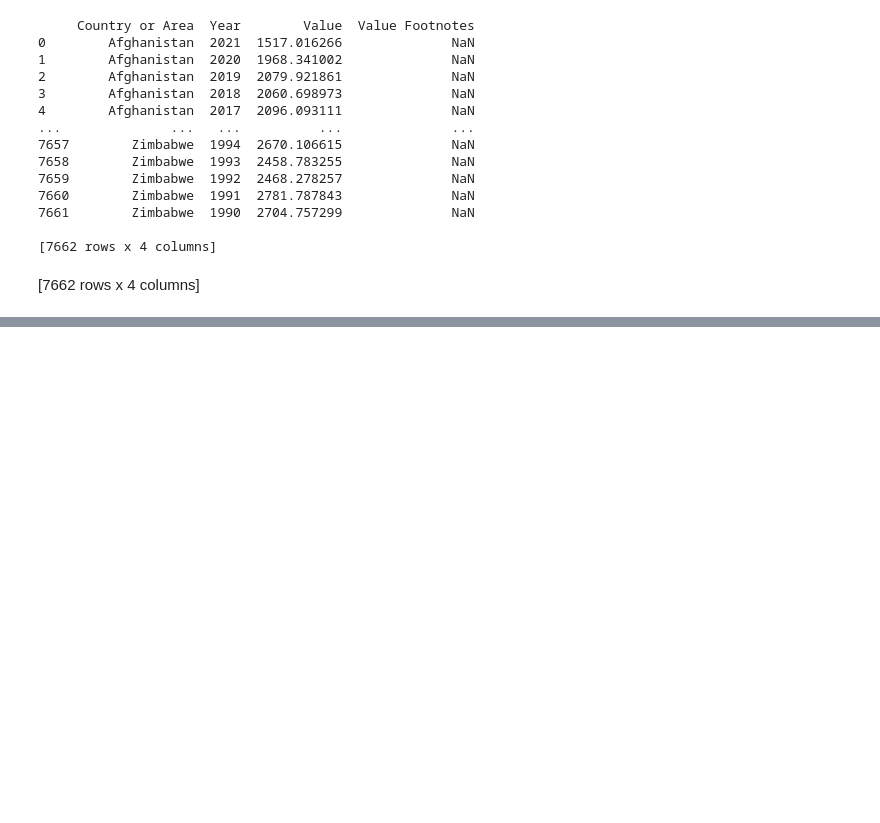
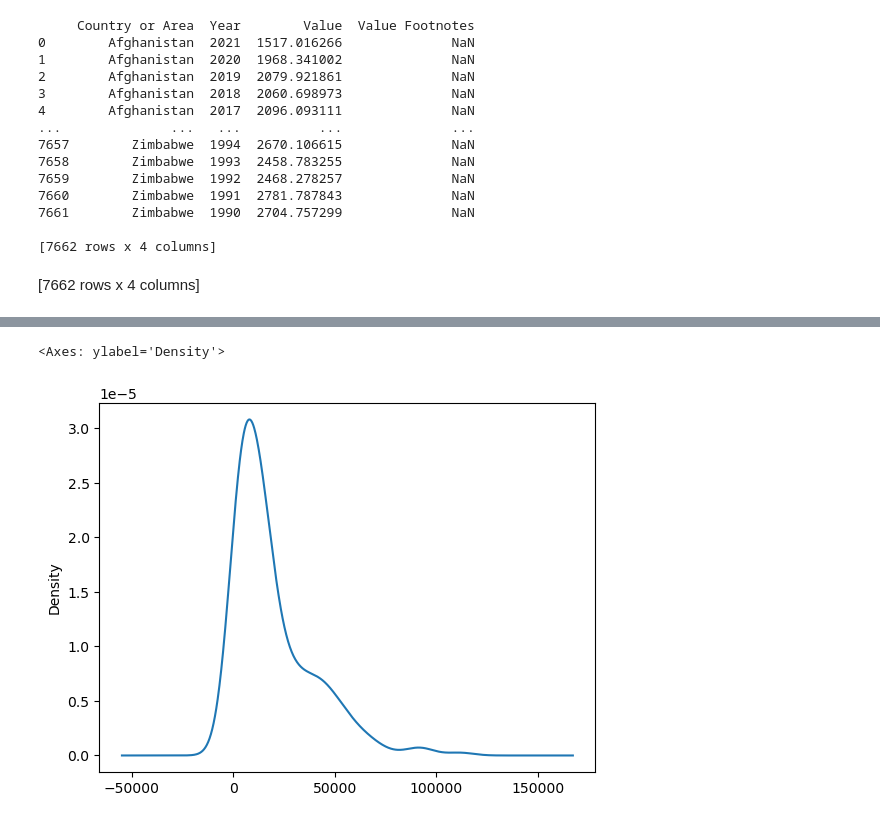
Before and after one commit to NSS-Data-Analytics-Cohort-10/gdp-and-internet-usage-Uhuegbu23, a Jupyter notebook: Notebooks/Gross_Domestic_Product_Internet_Usage.ipynb, the cells around one changed output, grey strips where cells are left out. Drawn from its saved outputs; the diff is of its cells as text; code cells hidden in the pictures; blank space fills up the shorter version.

```diff
--- a/Notebooks/Gross_Domestic_Product_Internet_Usage.ipynb
+++ b/Notebooks/Gross_Domestic_Product_Internet_Usage.ipynb
@@ -65,0 +163,7 @@ import matplotlib.pyplot as plt
+# %%
+# Plot a density of the 'Gdp_per_capital' column
+GDP_Per_Capita=gdp_df_2020['GDP_Per_Capita']
+GDP_Per_Capita.plot.density()
+# %% [output]
+<Axes: ylabel='Density'>
+[figure, added]
```
Also changed, not shown: parts of 25 cells of this notebook.
